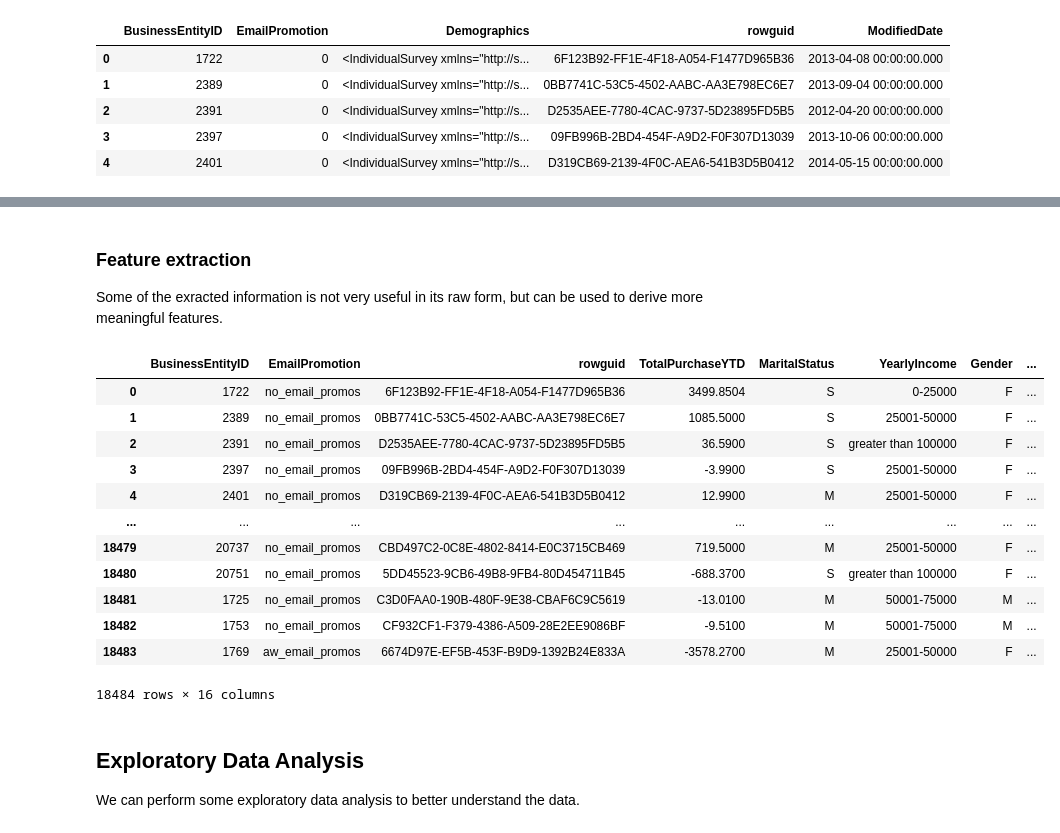
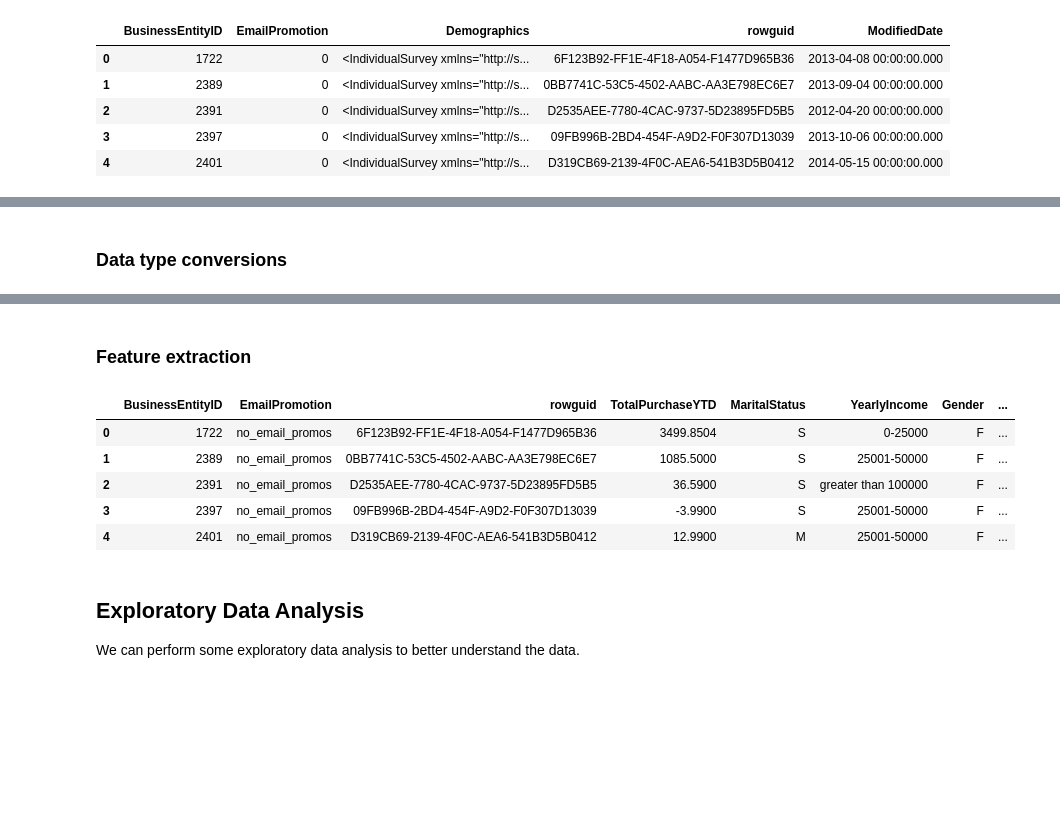
Before and after one commit to jamesrichardbunting/customer_segmentation, a Jupyter notebook: customer_segmentation.ipynb, the cells around one changed output, grey strips where cells are left out. Drawn from its saved outputs; the diff is of its cells as text; code cells hidden in the pictures; blank space fills up the shorter version.

Commit message:
Small changes to markdown cells and an extra couple of EDA checks.

```diff
--- a/customer_segmentation.ipynb
+++ b/customer_segmentation.ipynb
@@ -203,3 +202,5 @@ As expected, all the newly extracted fields are `object` type. After checking th
+# %% [markdown]
+### Data type conversions
 # %%
 # Float conversions
 person_in['TotalPurchaseYTD'] = person_in['TotalPurchaseYTD'].astype(float)
@@ -256,10 +257,8 @@ Data columns (total 17 columns):
  16  CommuteDistance       18484 non-null  category
 dtypes: category(8), datetime64[ns](3), float64(1), int64(4), object(1)
 memory usage: 2.1+ MB
-# %% [markdown]
-### Feature extraction
-
-Some of the exracted information is not very useful in its raw form, but can be used to derive more meaningful features.
+# %% [markdown]
+### Feature extraction
 # %%
 def calculate_age(birthdate, reference_date):
     """
@@ -289,33 +288,26 @@ def days_since_date(first_purchase_date, reference_date):
 # %%
 # Set a reference date
 reference_date = pd.Timestamp('2024-01-01')
 
 # Apply the functions to calculate age and time in days since first purchase
 person_in['Age'] = calculate_age(person_in['BirthDate'], reference_date)
 person_in['DaysSinceFirstPurchase'] = days_since_date(person_in['DateFirstPurchase'], reference_date)
 
 # Calculate years since first purchase as a more intuitive measure
 person_in['YearsSinceFirstPurchase'] = person_in['DaysSinceFirstPurchase'] / 365
 
-# Drop columns
+# # Drop columns
 person_in = person_in.drop(['BirthDate', 'DateFirstPurchase', 'ModifiedDate', 'DaysSinceFirstPurchase'], axis = 1)
 
 # Inspect
-person_in
+person_in.head()
 # %% [output]
 |  | BusinessEntityID | EmailPromotion | rowguid | TotalPurchaseYTD | MaritalStatus | YearlyIncome | Gender | ... |
 | 0 | 1722 | no_email_promos | 6F123B92-FF1E-4F18-A054-F1477D965B36 | 3499.8504 | S | 0-25000 | F | ... |
 | 1 | 2389 | no_email_promos | 0BB7741C-53C5-4502-AABC-AA3E798EC6E7 | 1085.5000 | S | 25001-50000 | F | ... |
 | 2 | 2391 | no_email_promos | D2535AEE-7780-4CAC-9737-5D23895FD5B5 | 36.5900 | S | greater than 100000 | F | ... |
 | 3 | 2397 | no_email_promos | 09FB996B-2BD4-454F-A9D2-F0F307D13039 | -3.9900 | S | 25001-50000 | F | ... |
 | 4 | 2401 | no_email_promos | D319CB69-2139-4F0C-AEA6-541B3D5B0412 | 12.9900 | M | 25001-50000 | F | ... |
-| ... | ... | ... | ... | ... | ... | ... | ... | ... |
-| 18479 | 20737 | no_email_promos | CBD497C2-0C8E-4802-8414-E0C3715CB469 | 719.5000 | M | 25001-50000 | F | ... |
-| 18480 | 20751 | no_email_promos | 5DD45523-9CB6-49B8-9FB4-80D454711B45 | -688.3700 | S | greater than 100000 | F | ... |
-| 18481 | 1725 | no_email_promos | C3D0FAA0-190B-480F-9E38-CBAF6C9C5619 | -13.0100 | M | 50001-75000 | M | ... |
-| 18482 | 1753 | no_email_promos | CF932CF1-F379-4386-A509-28E2EE9086BF | -9.5100 | M | 50001-75000 | M | ... |
-| 18483 | 1769 | aw_email_promos | 6674D97E-EF5B-453F-B9D9-1392B24E833A | -3578.2700 | M | 25001-50000 | F | ... |
-18484 rows × 16 columns
 # %% [markdown]
 ## **Exploratory Data Analysis**
 
```
Also changed, not shown: parts of 16 cells of this notebook.
